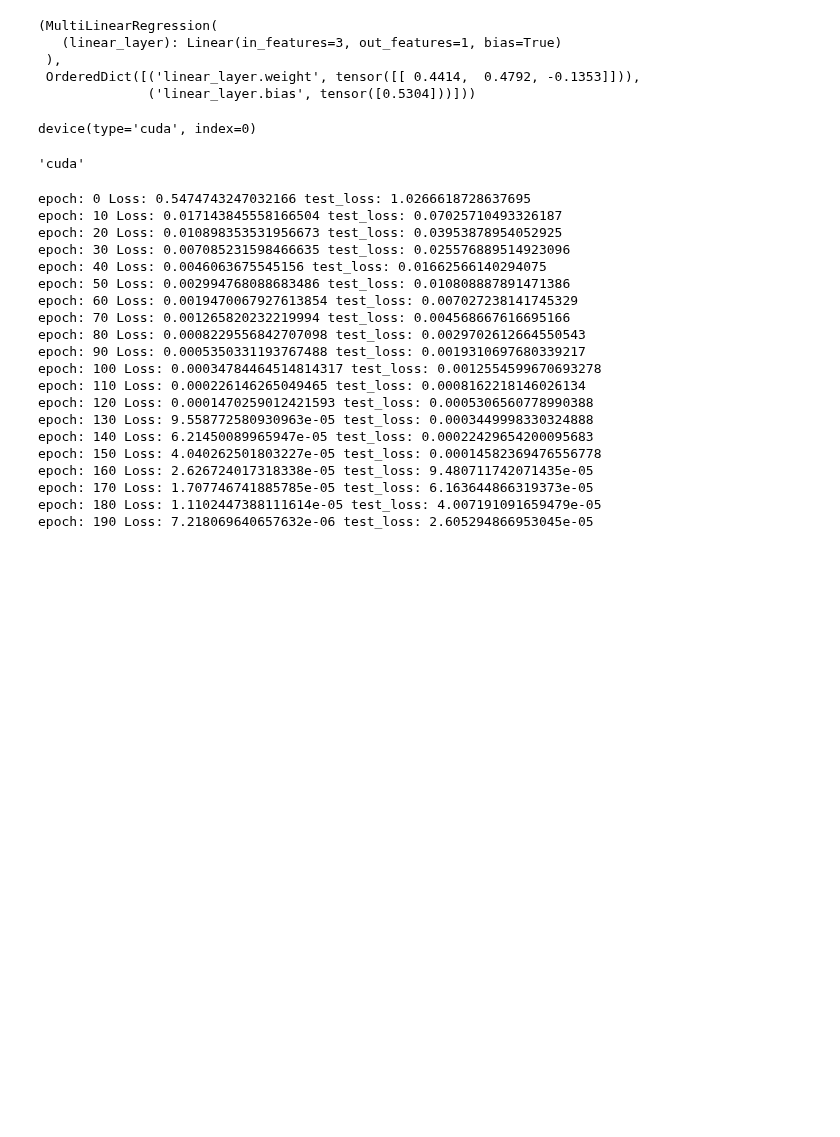
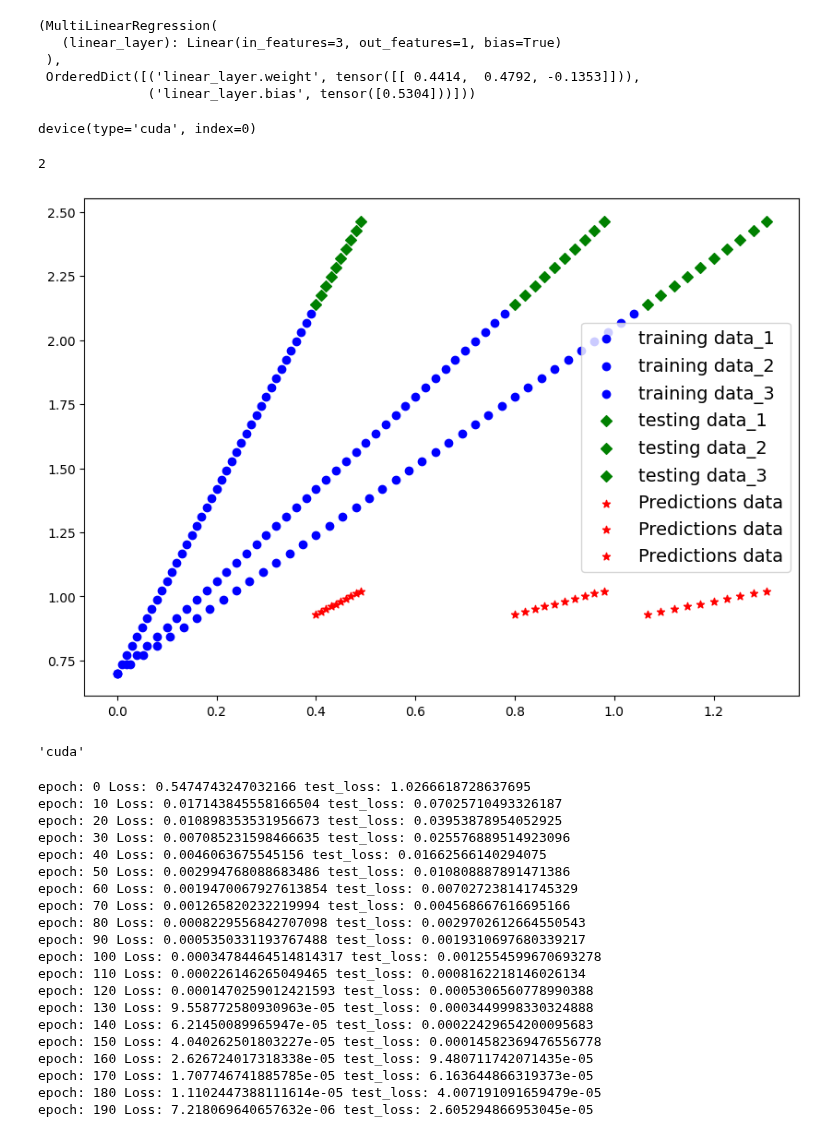
Before and after one commit to raviakasapu/DeepLearningPyTorch, a Jupyter notebook: 01_PyTorch_Workflow.ipynb, the cells around one changed output. Drawn from its saved outputs; the diff is of its cells as text; code cells hidden in the pictures; blank space fills up the shorter version.

```diff
--- a/01_PyTorch_Workflow.ipynb
+++ b/01_PyTorch_Workflow.ipynb
@@ -396,6 +396,19 @@ model_1.to(device)
 next(model_1.parameters()).device
 # %% [output]
 device(type='cuda', index=0)
+# %%
+X_train = X_train.to(device)
+X_test = X_test.to(device)
+y_train = y_train.to(device)
+y_test = y_test.to(device)
+
+with torch.inference_mode():
+  y_pred_new_multi = model_1(X_test)
+# %%
+plot_multi_visualizations(X_train.to("cpu").numpy(),y_train.to("cpu").numpy(), X_test.to("cpu").numpy(),y_test.to("cpu").numpy(),predictions=y_pred_new_multi.to("cpu").numpy())
+# %% [output]
+2
+[figure, added]
 # %%
 #loss function
 multi_loss_fn = torch.nn.functional.mse_loss
```
